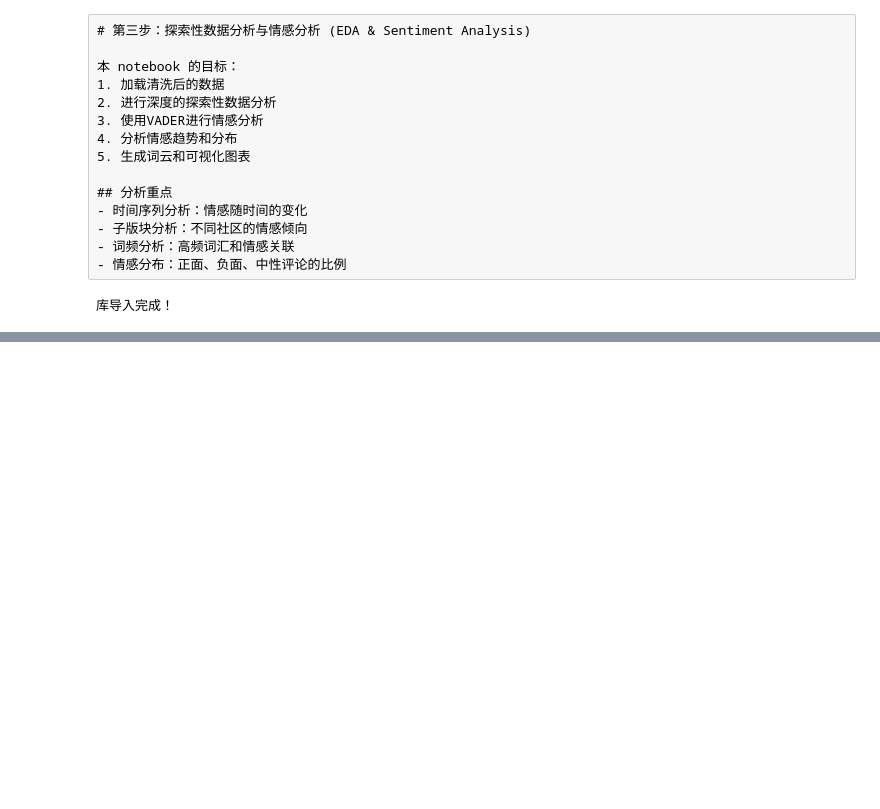
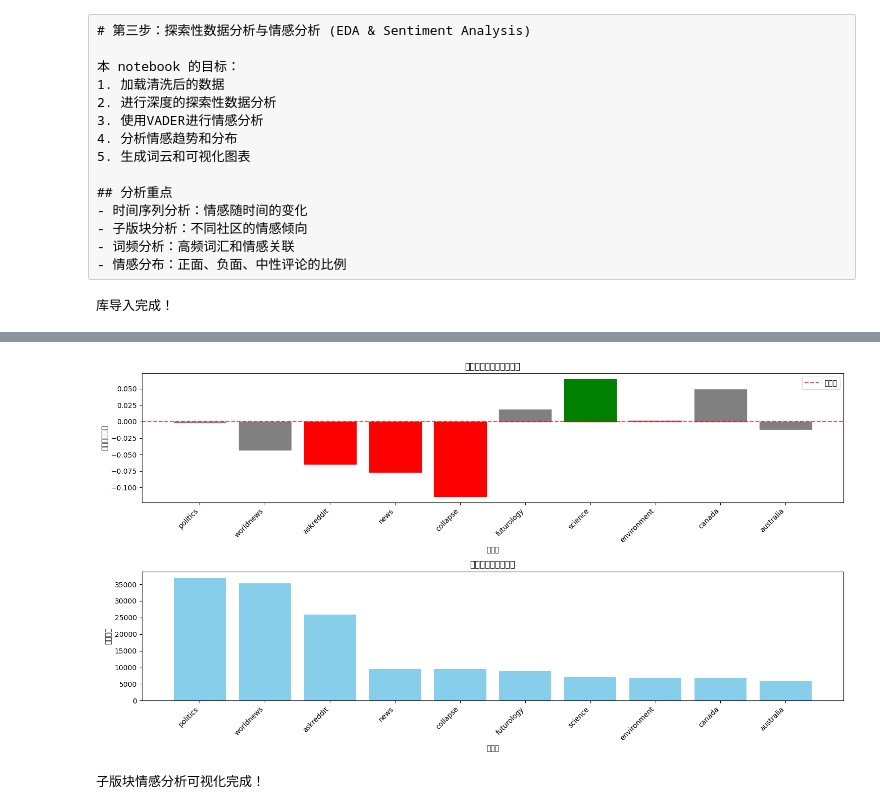
Before and after one commit to q2333gh/tweet_sentiment_analyze, a Jupyter notebook: notebooks/3_eda_and_sentiment_analysis.ipynb, the cells around one changed output, grey strips where cells are left out. Saved outputs shown, nothing was run; the diff lists cells and outputs as text; code cells hidden in the pictures; blank space fills up the shorter version.

```diff
--- a/notebooks/3_eda_and_sentiment_analysis.ipynb
+++ b/notebooks/3_eda_and_sentiment_analysis.ipynb
@@ -59,0 +270,63 @@ AnalysisException: [PATH_NOT_FOUND] Path does not exist: file:/home/jovyan/work/
+# %%
+# 子版块情感分析
+print("=== 子版块情感分析 ===")
+
+# 验证情感分类数据是否可用
+try:
+    df_categorized
+
+    # 计算各子版块的平均情感分数
+    subreddit_sentiment = df_categorized.groupBy("`subreddit.name`").agg(
+        F.count("*").alias("comment_count"),
+        F.avg("vader_sentiment").alias("avg_sentiment"),
+        F.sum(F.when(F.col("sentiment_category") == "Positive", 1).otherwise(0)).alias("positive_count"),
+        F.sum(F.when(F.col("sentiment_category") == "Negative", 1).otherwise(0)).alias("negative_count"),
+        F.sum(F.when(F.col("sentiment_category") == "Neutral", 1).otherwise(0)).alias("neutral_count")
+    ).filter(F.col("comment_count") >= 1000).orderBy(F.desc("comment_count"))
+
+    # 转换为Pandas并显示
+    subreddit_sentiment_pd = subreddit_sentiment.toPandas()
+    print("主要子版块情感分析结果:")
+    print(subreddit_sentiment_pd.head(10))
+
+    # 绘制子版块情感对比图
+    plt.figure(figsize=(15, 8))
+
+    # 选择前10个最活跃的子版块
+    top_subreddits = subreddit_sentiment_pd.head(10)
+
+    # 子版块平均情感分数
+    plt.subplot(2, 1, 1)
+    bars = plt.bar(range(len(top_subreddits)), top_subreddits['avg_sentiment'])
+    plt.title('主要子版块平均情感分数')
+    plt.xlabel('子版块')
+    plt.ylabel('平均情感分数')
+    plt.xticks(range(len(top_subreddits)), top_subreddits['subreddit.name'], rotation=45, ha='right')
+    plt.axhline(y=0, color='red', linestyle='--', alpha=0.7, label='中性线')
+    plt.legend()
+
+    # 为柱状图添加颜色（正面绿色，负面红色，中性灰色）
+    for i, bar in enumerate(bars):
+        if top_subreddits.iloc[i]['avg_sentiment'] > 0.05:
+            bar.set_color('green')
+        elif top_subreddits.iloc[i]['avg_sentiment'] < -0.05:
+            bar.set_color('red')
+        else:
+            bar.set_color('gray')
+
+    # 子版块评论数量
+    plt.subplot(2, 1, 2)
+    plt.bar(range(len(top_subreddits)), top_subreddits['comment_count'], color='skyblue')
+    plt.title('主要子版块评论数量')
+    plt.xlabel('子版块')
+    plt.ylabel('评论数量')
+    plt.xticks(range(len(top_subreddits)), top_subreddits['subreddit.name'], rotation=45, ha='right')
+
+    plt.tight_layout()
+    plt.show()
+
+    print("子版块情感分析可视化完成！")
+
+except NameError:
+    print("❌ 情感分类数据未准备好，请先运行前面的cells")
+# %% [output]
@@ -59,0 +350,2 @@ AnalysisException: [PATH_NOT_FOUND] Path does not exist: file:/home/jovyan/work/
+[figure, added]
+子版块情感分析可视化完成！
```
Also changed, not shown: parts of 8 cells of this notebook, 2 other files.
